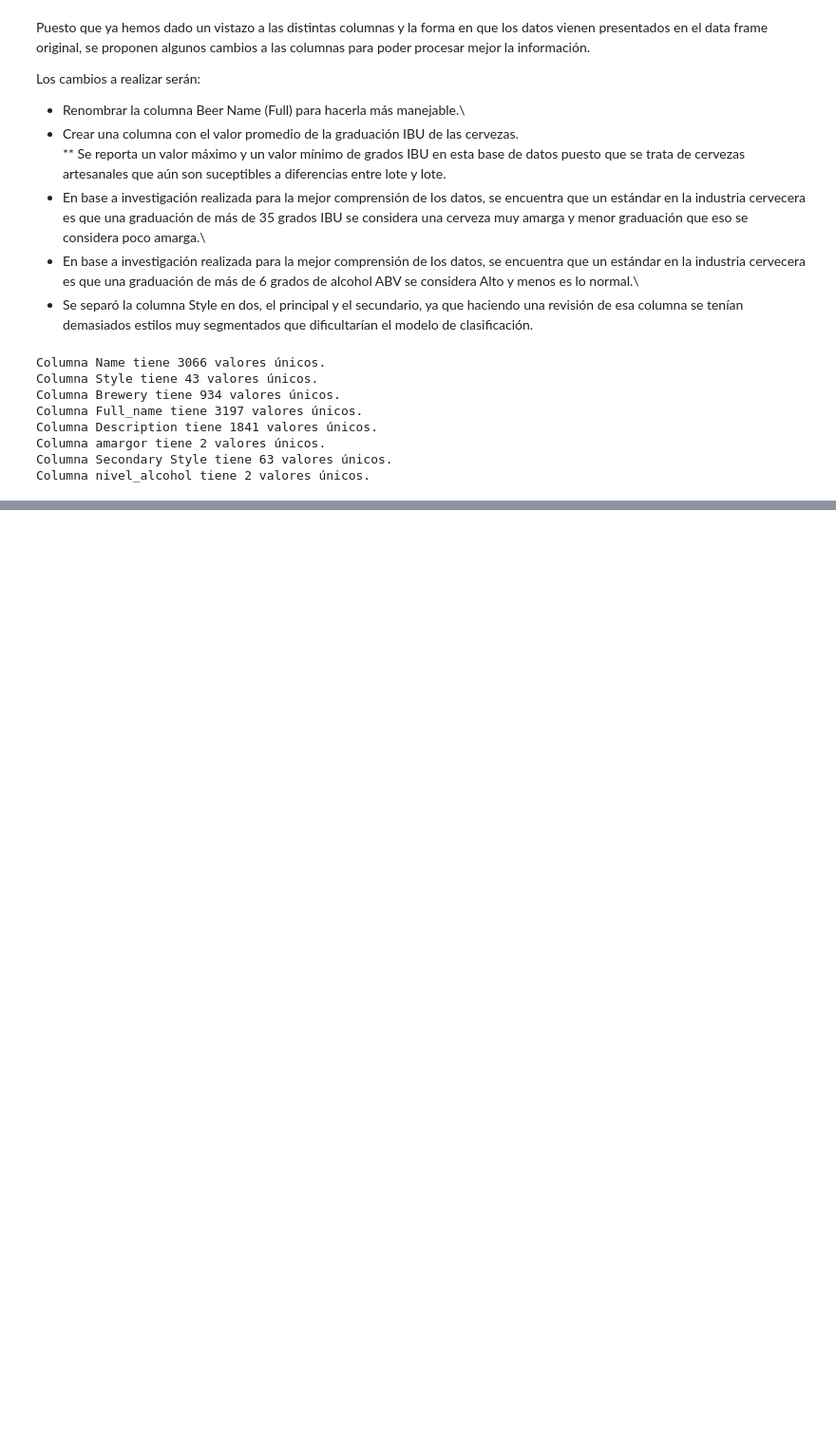
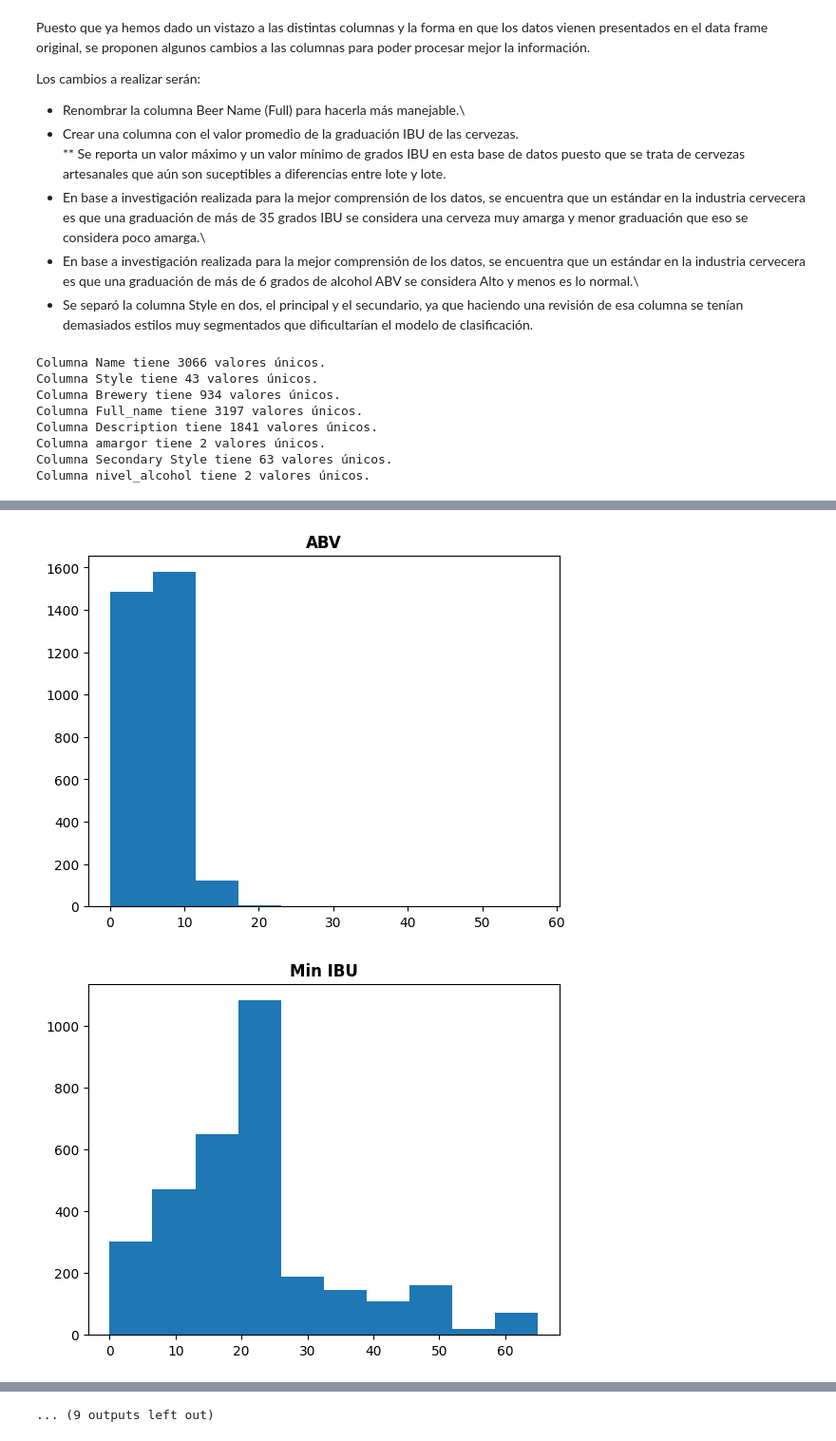
Before and after one commit to JMRRT1992/Coderhouse, a Jupyter notebook: Proyecto/Entrega 10/Desafio_AlgoritmoML_MVP_ReyesRetanaT.ipynb, the cells around one changed output, grey strips where cells are left out. Shown at 95% size. Drawn from its saved outputs; the diff is of its cells as text; code cells hidden in the pictures; blank space fills up the shorter version.

```diff
--- a/Proyecto/Entrega 10/Desafio_AlgoritmoML_MVP_ReyesRetanaT.ipynb
+++ b/Proyecto/Entrega 10/Desafio_AlgoritmoML_MVP_ReyesRetanaT.ipynb
@@ -277,0 +325,13 @@ Vemos como pasamos de 111 estilos distintos a solo 43, así como la clasificaci
+# %%
+# Ahora un gráfico de histograma para cada variables cuantitativa:
+# Se hace un gráfico por cada columna:
+for col in cuan_df.columns:
+    plt.hist(cuan_df[col])
+    plt.title(col)
+    plt.show()
+
+    # Mostrar el gráfico:
+    plt.show()
+# %% [output]
+[figure, added]
+[figure, added]
@@ -277,0 +348 @@ Vemos como pasamos de 111 estilos distintos a solo 43, así como la clasificaci
+... (9 outputs left out)
```
Also changed, not shown: parts of 33 cells of this notebook.
